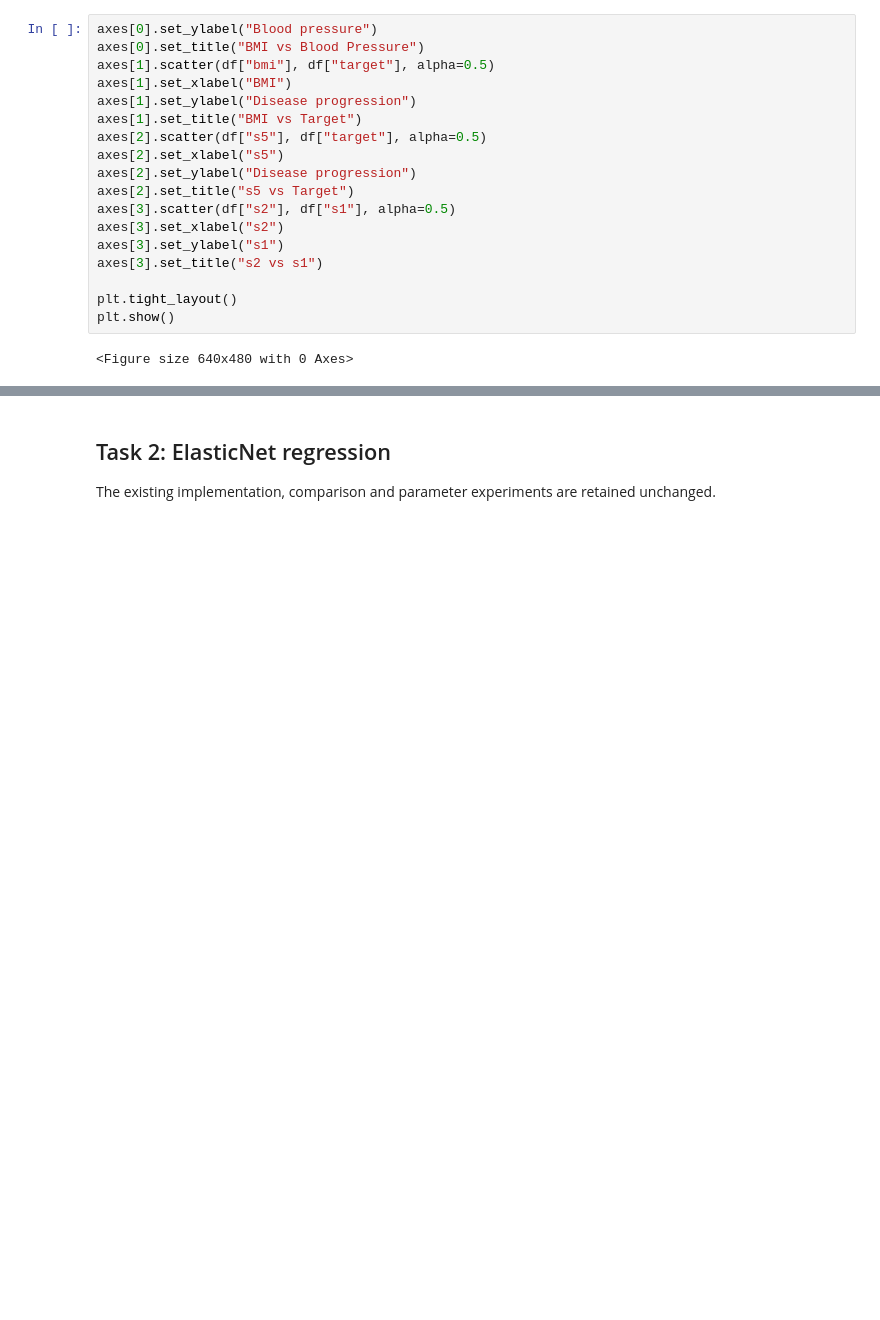
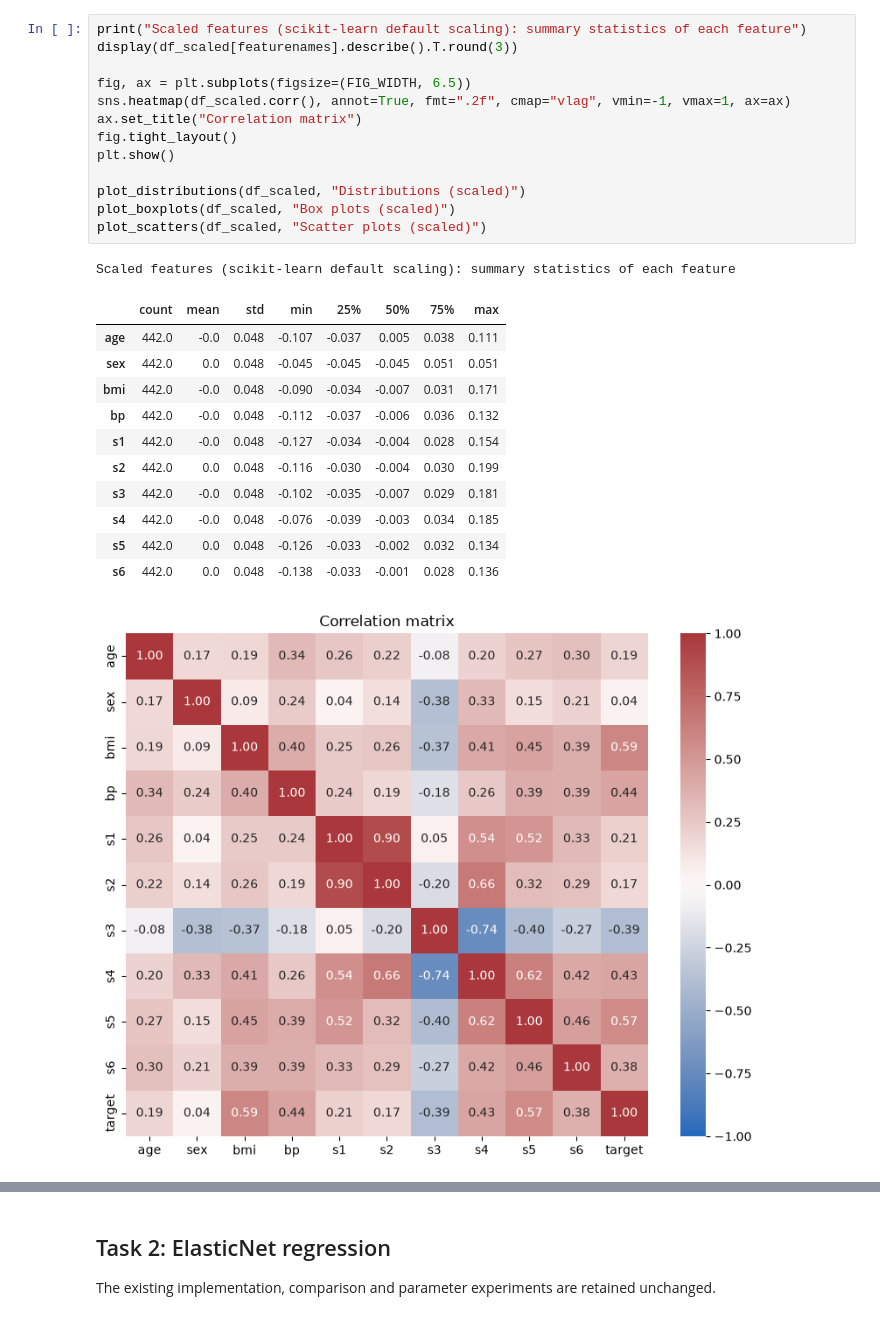
Before and after one commit to louisslnn/ecse551-assignment1, a Jupyter notebook: notebooks/Poon_Robatche-Claive_Salanon_Xu_Assignment1.ipynb, the cells around one changed output, grey strips where cells are left out. Saved outputs shown, nothing was run; the diff lists cells and outputs as text; blank space fills up the shorter version.

```diff
--- a/notebooks/Poon_Robatche-Claive_Salanon_Xu_Assignment1.ipynb
+++ b/notebooks/Poon_Robatche-Claive_Salanon_Xu_Assignment1.ipynb
@@ -187,20 +102,27 @@ Text(0.5, 0, 'BMI')
 # %%
-axes[0].set_ylabel("Blood pressure")
-axes[0].set_title("BMI vs Blood Pressure")
-axes[1].scatter(df["bmi"], df["target"], alpha=0.5)
-axes[1].set_xlabel("BMI")
-axes[1].set_ylabel("Disease progression")
-axes[1].set_title("BMI vs Target")
-axes[2].scatter(df["s5"], df["target"], alpha=0.5)
-axes[2].set_xlabel("s5")
-axes[2].set_ylabel("Disease progression")
-axes[2].set_title("s5 vs Target")
-axes[3].scatter(df["s2"], df["s1"], alpha=0.5)
-axes[3].set_xlabel("s2")
-axes[3].set_ylabel("s1")
-axes[3].set_title("s2 vs s1")
+print("Scaled features (scikit-learn default scaling): summary statistics of each feature")
+display(df_scaled[featurenames].describe().T.round(3))
 
-plt.tight_layout()
+fig, ax = plt.subplots(figsize=(FIG_WIDTH, 6.5))
+sns.heatmap(df_scaled.corr(), annot=True, fmt=".2f", cmap="vlag", vmin=-1, vmax=1, ax=ax)
+ax.set_title("Correlation matrix")
+fig.tight_layout()
 plt.show()
+
+plot_distributions(df_scaled, "Distributions (scaled)")
+plot_boxplots(df_scaled, "Box plots (scaled)")
+plot_scatters(df_scaled, "Scatter plots (scaled)")
 # %% [output]
-<Figure size 640x480 with 0 Axes>
+Scaled features (scikit-learn default scaling): summary statistics of each feature
+|  | count | mean | std | min | 25% | 50% | 75% | max |
+| age | 442.0 | -0.0 | 0.048 | -0.107 | -0.037 | 0.005 | 0.038 | 0.111 |
+| sex | 442.0 | 0.0 | 0.048 | -0.045 | -0.045 | -0.045 | 0.051 | 0.051 |
+| bmi | 442.0 | -0.0 | 0.048 | -0.090 | -0.034 | -0.007 | 0.031 | 0.171 |
+| bp | 442.0 | -0.0 | 0.048 | -0.112 | -0.037 | -0.006 | 0.036 | 0.132 |
+| s1 | 442.0 | -0.0 | 0.048 | -0.127 | -0.034 | -0.004 | 0.028 | 0.154 |
+| s2 | 442.0 | 0.0 | 0.048 | -0.116 | -0.030 | -0.004 | 0.030 | 0.199 |
+| s3 | 442.0 | -0.0 | 0.048 | -0.102 | -0.035 | -0.007 | 0.029 | 0.181 |
+| s4 | 442.0 | -0.0 | 0.048 | -0.076 | -0.039 | -0.003 | 0.034 | 0.185 |
+| s5 | 442.0 | 0.0 | 0.048 | -0.126 | -0.033 | -0.002 | 0.032 | 0.134 |
+| s6 | 442.0 | 0.0 | 0.048 | -0.138 | -0.033 | -0.001 | 0.028 | 0.136 |
+[figure, added]
```
Also changed, not shown: parts of 5 cells of this notebook.
